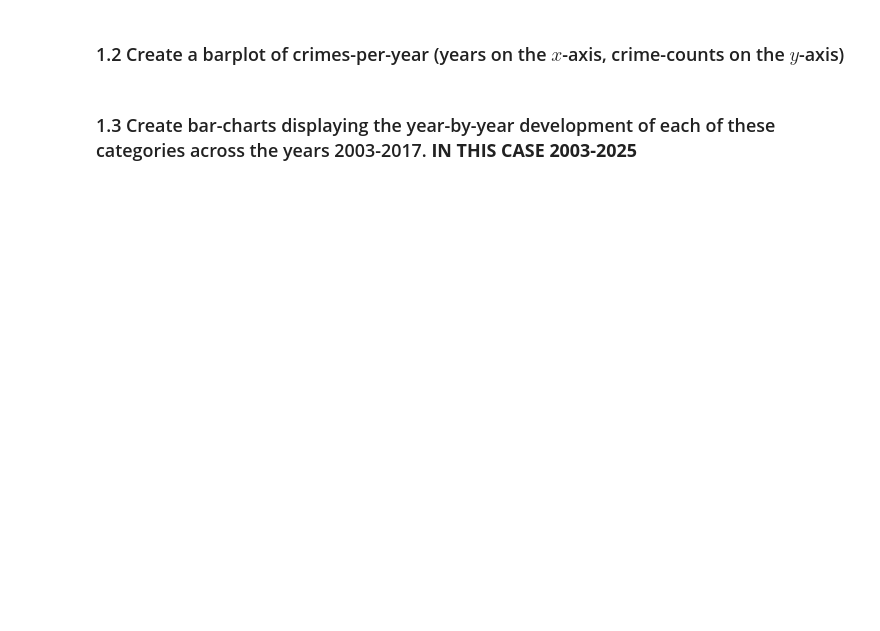
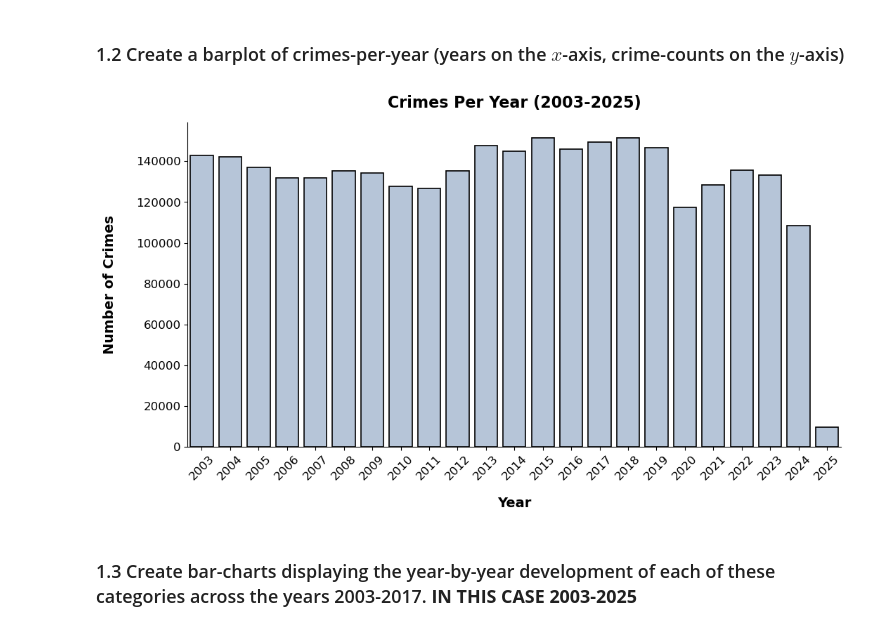
Before and after one commit to ThomasRoennebek/Social_data-analysis_and_visualization, a Jupyter notebook: Assignment 1/Assignment1_Solved.ipynb, the cells around one changed output. Saved outputs shown, nothing was run; the diff lists cells and outputs as text; code cells hidden in the pictures; blank space fills up the shorter version.

```diff
--- a/Assignment 1/Assignment1_Solved.ipynb
+++ b/Assignment 1/Assignment1_Solved.ipynb
@@ -81,4 +114,26 @@ The plot above already gives us a bit of information but does not tell us anythi
 # %% [markdown]
 ### 1.2 Create a barplot of crimes-per-year (years on the $x$-axis, crime-counts on the $y$-axis)
+# %%
+plt.figure(figsize=(12,6))
+
+sns.barplot(x=crime_counts_per_year.index,
+            y=crime_counts_per_year.values,
+            color="lightsteelblue",  # Lighter fill color
+            edgecolor="black",       # Darker border color
+            linewidth=1.2)           # Edge thickness for better contrast
+
+
+
+# Plotting format
+plt.xlabel("Year", fontsize=14, labelpad=15, fontweight="bold")
+plt.ylabel("Number of Crimes", fontsize=14, labelpad=20, fontweight="bold")
+plt.title("Crimes Per Year (2003-2025)", fontsize=16, fontweight="bold", pad=15)
+plt.xticks(rotation=45, fontsize=12)
+plt.yticks(fontsize=12)
+plt.grid(False)
+sns.despine(top=True, right=True)
+plt.show()
+# %% [output]
+[figure, added]
 # %% [markdown]
 ### 1.3 Create bar-charts displaying the year-by-year development of each of these categories across the years 2003-2017. **IN THIS CASE 2003-2025**
```
Also changed, not shown: parts of 23 cells of this notebook, 1 other file.
